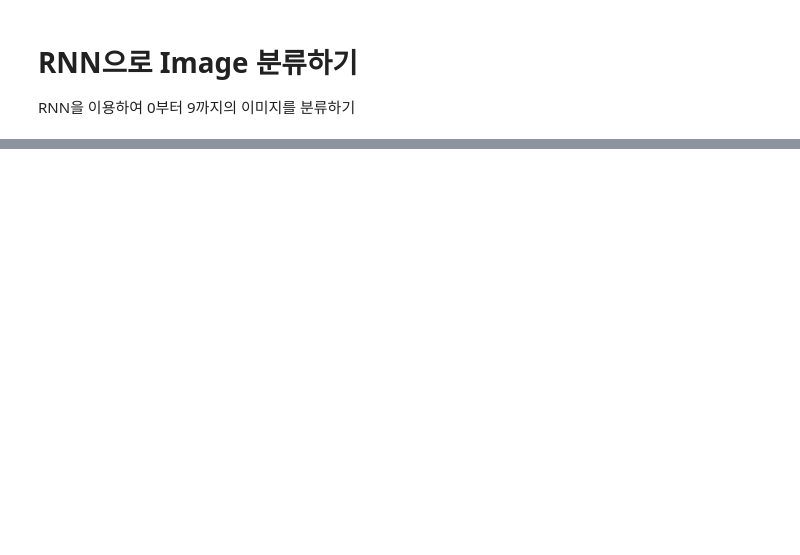
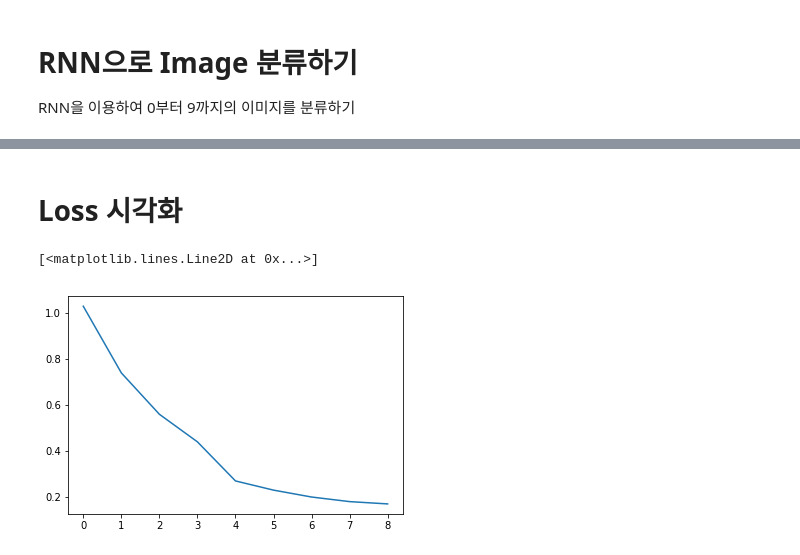
Before and after one commit to gjustin40/Pytorch-Cookbook, a Jupyter notebook: Pytorch_RNN_Image_Classification.ipynb, the cells around one changed output, grey strips where cells are left out. Cells and saved outputs as stored; diff of their text form; code cells hidden in the pictures; blank space fills up the shorter version.

```diff
--- a/Pytorch_RNN_Image_Classification.ipynb
+++ b/Pytorch_RNN_Image_Classification.ipynb
@@ -27,0 +290,8 @@ ValueError: too many values to unpack (expected 2)
+# %% [markdown]
+# Loss 시각화
+# %%
+a = [1.03, 0.74, 0.56, 0.44, 0.27, 0.23, 0.2, 0.18, 0.17]
+plt.plot(a)
+# %% [output]
+[<matplotlib.lines.Line2D at 0x...>]
+[figure, added]
```
Also changed, not shown: parts of 29 cells of this notebook.
